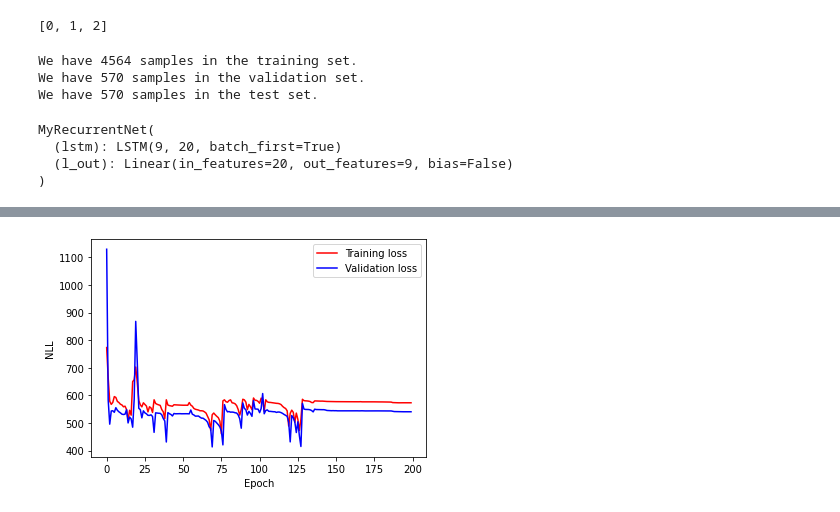
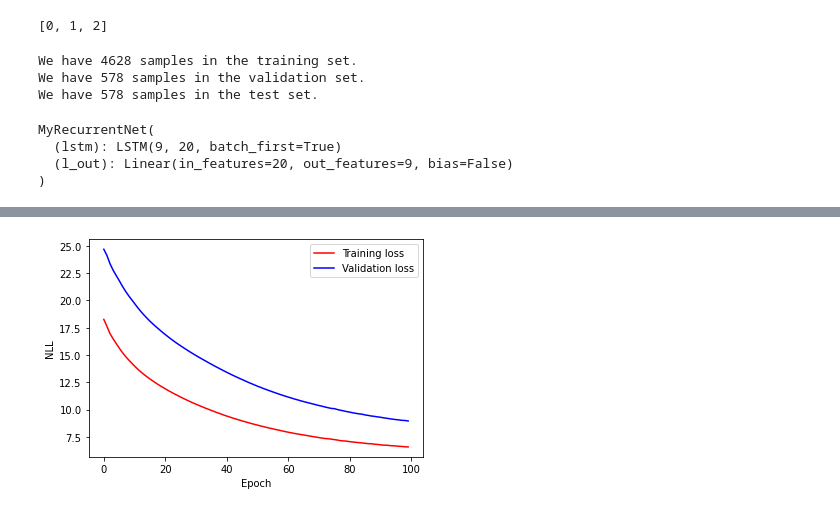
Before and after one commit to NikosZampelis/CrowdednessPrediction-DeepLearningDTU-2020, a Jupyter notebook: CrowdednessPredictionseq2seq.ipynb, the cells around one changed output, grey strips where cells are left out. Cells and saved outputs as stored; diff of their text form; code cells hidden in the pictures.

```diff
--- a/CrowdednessPredictionseq2seq.ipynb
+++ b/CrowdednessPredictionseq2seq.ipynb
@@ -144,7 +144,7 @@ X = np.array(route_counts)
 look_back = 20
 len_sequence = look_back
 batch_size = 100
-
+len_data = X.shape[0]
 data = []
 # create all possible sequences of length seq_len
 for index in range(len_data - look_back):
@@ -153,10 +153,10 @@ data = np.array(data)
 X = data[:len_data,:-1,:]
 Y = data[:len_data,-1,:]
 
-len_data = X.shape[0]
+
 num_features = X.shape[2]
 
-X, Y = shuffle_in_unison(X, Y)
+# X, Y = shuffle_in_unison(X, Y)
 # %%
 class Dataset():
     def __init__(self, inputs, targets):
@@ -200,9 +200,9 @@ print(f'We have {len(training_set)} samples in the training set.')
 print(f'We have {len(validation_set)} samples in the validation set.')
 print(f'We have {len(test_set)} samples in the test set.')
 # %% [output]
-We have 4564 samples in the training set.
-We have 570 samples in the validation set.
-We have 570 samples in the test set.
+We have 4628 samples in the training set.
+We have 578 samples in the validation set.
+We have 578 samples in the test set.
 # %%
 import torch
 import torch.nn as nn
@@ -214,21 +214,21 @@ def load_dataset():
       dataset = training_set,
       batch_size= batch_size,
       num_workers = 0,
-      shuffle= True
+      shuffle= False
     )
 
     validationloader = torch.utils.data.DataLoader(
       dataset = validation_set,
       batch_size= batch_size,
       num_workers= 0,
-      shuffle= True
+      shuffle= False
     )
 
     testloader = torch.utils.data.DataLoader(
       dataset = test_set,
       batch_size= batch_size,
       num_workers= 0,
-      shuffle= True
+      shuffle= False
     )
 
     return trainloader, validationloader, testloader
@@ -286,16 +286,17 @@ MyRecurrentNet(
 )
 # %%
 # Hyper-parameters
-num_epochs = 200
+num_epochs = 100
 
 # Initialize a new network
 net = MyRecurrentNet()
 
 # Define a loss function and optimizer for this problem
 # YOUR CODE HERE!
-criterion = nn.MSELoss()
-optimizer = optim.SGD(net.parameters(), lr=0.01, momentum = 0.9)
-# optimizer = optim.Adam(net.parameters(), lr=0.001)
+#criterion = nn.MSELoss()
+criterion = nn.L1Loss()
+# optimizer = optim.SGD(net.parameters(), lr=0.001, momentum = 0.9)
+optimizer = optim.Adam(net.parameters(), lr=0.001)
 
 # Track loss
 training_loss, validation_loss = [], []
@@ -362,16 +363,11 @@ targets = targets.float()
 # Forward pass
 output = net.forward(inputs).data.numpy()
 
-input = inputs[0][0]
-target = targets[0]
-print('\nInput sequence:')
-print(input)
-
 print('\nTarget sequence:')
-print(target)
+print(targets)
 
 print('\nPredicted sequence:')
-print(output[0])
+print(np.round(output))
 print()
 
 # Plot training and validation loss
@@ -403 +399 @@ Predicted sequence:
-[figure, old version]
+[figure, new version]
```
Also changed, not shown: parts of 1 cell of this notebook.
